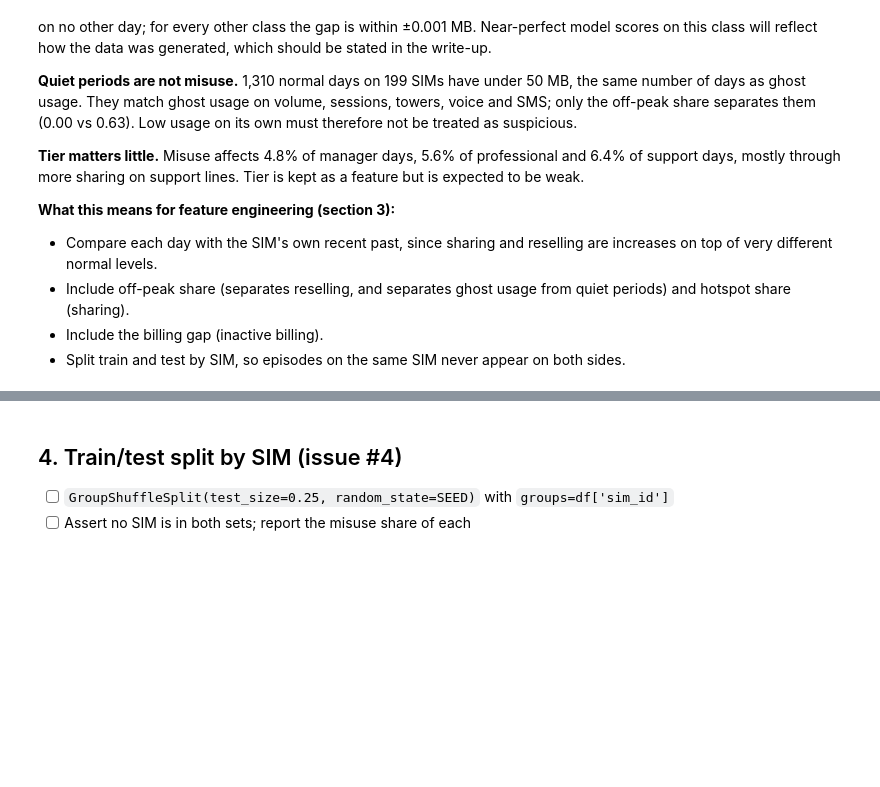
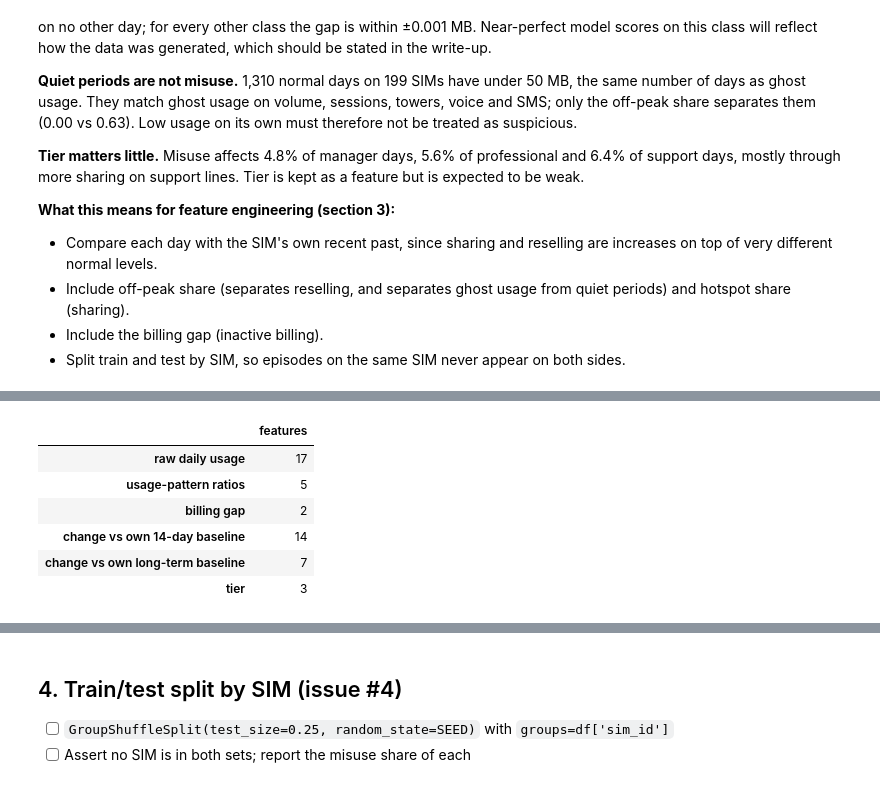
Before and after one commit to ianchomba1/proSIM, a Jupyter notebook: ml-training/notebooks/01_misuse_training.ipynb, the cells around one changed output, grey strips where cells are left out. Drawn from its saved outputs; the diff is of its cells as text; code cells hidden in the pictures; blank space fills up the shorter version.

```diff
--- a/ml-training/notebooks/01_misuse_training.ipynb
+++ b/ml-training/notebooks/01_misuse_training.ipynb
@@ -355,0 +360,81 @@ Quiet normal days are spread over 199 SIMs
+# %%
+# Raw daily usage columns used as features.
+# Not used: voice_minutes_remaining / sms_remaining (running bundle balances that depend on the
+# billing cycle, not on behaviour) and label / sim_id / date (identifiers and the target).
+RAW_COLS = [
+    "total_download_mb", "total_upload_mb", "total_mb", "session_count", "data_session_count",
+    "total_duration_s", "max_session_mb", "hotspot_flag_count", "geo_flag_count", "roaming_sessions",
+    "unique_towers", "apn_public_count", "offpeak_session_count", "offpeak_mb", "billed_mb",
+    "voice_minutes_used", "sms_count",
+]
+# Columns compared with each SIM's own recent past
+BASELINE_COLS = ["total_mb", "total_upload_mb", "session_count", "unique_towers",
+                 "hotspot_flag_count", "offpeak_mb", "billed_mb"]
+TIERS = ["professional", "manager", "support"]
+BASELINE_WINDOW = 14  # days of history
+MIN_HISTORY = 3       # days needed before a baseline is used
+EPS = 1e-6
+
+
+def build_features(data: pd.DataFrame) -> pd.DataFrame:
+    """One feature row per SIM-day, in the same row order as `data`."""
+    d = data.copy()
+    d["date"] = pd.to_datetime(d["date"])
+    d = d.sort_values(["sim_id", "date"])
+    out = pd.DataFrame(index=d.index)
+
+    # 1. Raw daily usage
+    for c in RAW_COLS:
+        out[c] = d[c].astype(float)
+
+    # 2. Usage-pattern ratios: HOW the line is used, independent of volume
+    out["upload_share"] = d["total_upload_mb"] / (d["total_mb"] + EPS)
+    out["offpeak_share"] = d["offpeak_mb"] / (d["total_mb"] + EPS)
+    out["hotspot_share"] = d["hotspot_flag_count"] / (d["session_count"] + EPS)
+    out["public_apn_share"] = d["apn_public_count"] / (d["data_session_count"] + EPS)
+    out["mb_per_session"] = d["total_mb"] / (d["session_count"] + EPS)
+
+    # 3. Billing vs actual usage
+    out["billed_minus_used_mb"] = d["billed_mb"] - d["total_mb"]
+    out["billed_to_used_ratio"] = d["billed_mb"] / (d["total_mb"] + 1.0)
+
+    # 4. Change against the SIM's own past (shift(1): today is never part of its own baseline)
+    #    - 14-day baseline: catches sudden changes, but absorbs an episode after ~2 weeks (see 3.4)
+    #    - long-term baseline (median of ALL earlier days): keeps long episodes visible
+    by_sim = d.groupby("sim_id")
+    for c in BASELINE_COLS:
+        past = by_sim[c].shift(1)
+        window = past.groupby(d["sim_id"]).rolling(BASELINE_WINDOW, min_periods=MIN_HISTORY)
+        med = window.median().reset_index(level=0, drop=True)
+        std = window.std().reset_index(level=0, drop=True)
+        out[f"{c}_vs_baseline"] = (d[c] / (med + 1.0)).fillna(1.0)   # no history yet -> neutral 1
+        out[f"{c}_z"] = ((d[c] - med) / (std + 1.0)).fillna(0.0)      # no history yet -> neutral 0
+        lt_med = (past.groupby(d["sim_id"]).expanding(min_periods=MIN_HISTORY).median()
+                  .reset_index(level=0, drop=True))
+        out[f"{c}_vs_longterm"] = (d[c] / (lt_med + 1.0)).fillna(1.0)
+
+    # 5. Subscriber tier, one-hot
+    for t in TIERS:
+        out[f"tier_{t}"] = (d["tier"] == t).astype(int)
+
+    out = out.replace([np.inf, -np.inf], 0.0).fillna(0.0)
+    return out.loc[data.index]
+
+
+X = build_features(df)
+y = df["label"].to_numpy()
+y_bin = (y != "normal").astype(int)  # 1 = any misuse, for misuse-vs-normal metrics
+FEATURES = list(X.columns)
+
+groups = {
+    "raw daily usage": RAW_COLS,
+    "usage-pattern ratios": ["upload_share", "offpeak_share", "hotspot_share", "public_apn_share", "mb_per_session"],
+    "billing gap": ["billed_minus_used_mb", "billed_to_used_ratio"],
+    "change vs own 14-day baseline": [f for f in FEATURES if f.endswith(("_vs_baseline", "_z"))],
+    "change vs own long-term baseline": [f for f in FEATURES if f.endswith("_vs_longterm")],
+    "tier": [f"tier_{t}" for t in TIERS],
+}
+assert sum(len(v) for v in groups.values()) == len(FEATURES)
+print(f"Feature matrix: {X.shape[0]:,} rows x {X.shape[1]} features")
+pd.DataFrame({"features": [len(v) for v in groups.values()]}, index=groups.keys())
+# %% [output]
@@ -355,0 +442,7 @@ Quiet normal days are spread over 199 SIMs
+|  | features |
+| raw daily usage | 17 |
+| usage-pattern ratios | 5 |
+| billing gap | 2 |
+| change vs own 14-day baseline | 14 |
+| change vs own long-term baseline | 7 |
+| tier | 3 |
```
Also changed, not shown: parts of 12 cells of this notebook.
